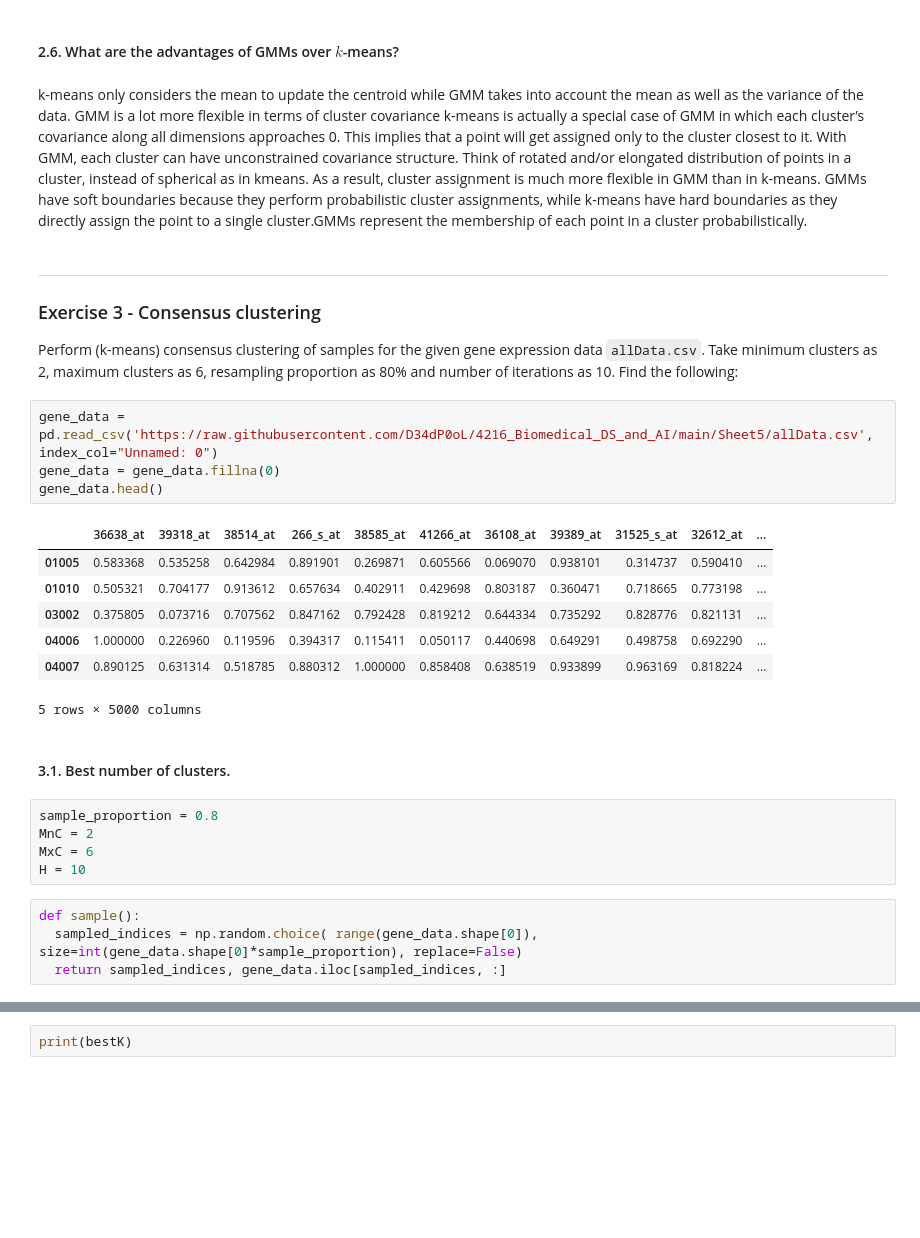
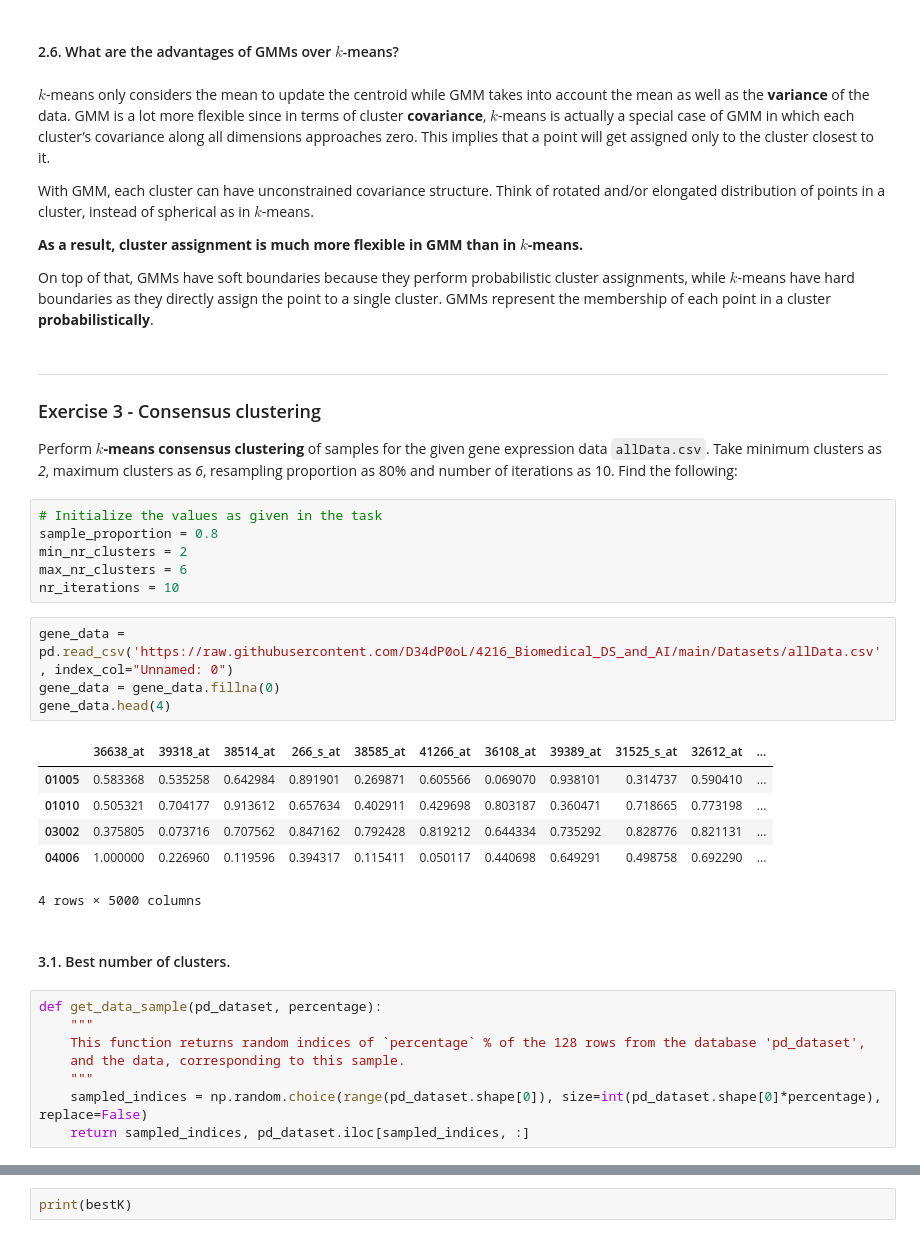
Before and after one commit to FabriceBeaumont/MA-INF_4216_Biomedical_DS_and_AI, a Jupyter notebook: Sheet5/Assignment5_Solutions.ipynb, the cells around one changed output, grey strips where cells are left out. Cells and saved outputs as stored; diff of their text form; blank space fills up the shorter version.

```diff
--- a/Sheet5/Assignment5_Solutions.ipynb
+++ b/Sheet5/Assignment5_Solutions.ipynb
@@ -506,37 +563,46 @@ plt.show()
 # %% [markdown]
 #### 2.6. What are the advantages of GMMs over $k$-means?
 # %% [markdown]
-k-means only considers the mean to update the centroid while GMM takes into account the mean as well as the variance of the data. GMM is a lot more flexible in terms of cluster covariance k-means is actually a special case of GMM in which each cluster’s covariance along all dimensions approaches 0. This implies that a point will get assigned only to the cluster closest to it. With GMM, each cluster can have unconstrained covariance structure. Think of rotated and/or elongated distribution of points in a cluster, instead of spherical as in kmeans. As a result, cluster assignment is much more flexible in GMM than in k-means.
-GMMs have soft boundaries because they perform probabilistic cluster assignments, while k-means have hard boundaries as they directly assign the point to a single cluster.GMMs represent the membership of each point in a cluster probabilistically.
+$k$-means only considers the mean to update the centroid while GMM takes into account the mean as well as the **variance** of the data. GMM is a lot more flexible since in terms of cluster **covariance**, $k$-means is actually a special case of GMM in which each cluster’s covariance along all dimensions approaches zero. This implies that a point will get assigned only to the cluster closest to it.
+
+With GMM, each cluster can have unconstrained covariance structure. Think of rotated and/or elongated distribution of points in a cluster, instead of spherical as in $k$-means.
+
+**As a result, cluster assignment is much more flexible in GMM than in $k$-means.**
+
+On top of that, GMMs have soft boundaries because they perform probabilistic cluster assignments, while $k$-means have hard boundaries as they directly assign the point to a single cluster. GMMs represent the membership of each point in a cluster **probabilistically**.
 # %% [markdown]
 ---
 ### Exercise 3 - Consensus clustering
 
-Perform (k-means) consensus clustering of samples for the given gene
-expression data `allData.csv`. Take minimum clusters as 2, maximum clusters as
-6, resampling proportion as 80% and number of iterations as 10. Find the
+Perform **$k$-means consensus clustering** of samples for the given gene
+expression data `allData.csv`. Take minimum clusters as *2*, maximum clusters as
+*6*, resampling proportion as 80% and number of iterations as 10. Find the
 following:
+# %%
+# Initialize the values as given in the task
+sample_proportion = 0.8
+min_nr_clusters = 2
+max_nr_clusters = 6
+nr_iterations = 10
 # %%
-gene_data = pd.read_csv('https://raw.githubusercontent.com/D34dP0oL/4216_Biomedical_DS_and_AI/main/Sheet5/allData.csv', index_col="Unnamed: 0")
+gene_data = pd.read_csv('https://raw.githubusercontent.com/D34dP0oL/4216_Biomedical_DS_and_AI/main/Datasets/allData.csv', index_col="Unnamed: 0")
 gene_data = gene_data.fillna(0)
-gene_data.head()
+gene_data.head(4)
 # %% [output]
 |  | 36638_at | 39318_at | 38514_at | 266_s_at | 38585_at | 41266_at | 36108_at | 39389_at | 31525_s_at | 32612_at | ... |
 | 01005 | 0.583368 | 0.535258 | 0.642984 | 0.891901 | 0.269871 | 0.605566 | 0.069070 | 0.938101 | 0.314737 | 0.590410 | ... |
 | 01010 | 0.505321 | 0.704177 | 0.913612 | 0.657634 | 0.402911 | 0.429698 | 0.803187 | 0.360471 | 0.718665 | 0.773198 | ... |
 | 03002 | 0.375805 | 0.073716 | 0.707562 | 0.847162 | 0.792428 | 0.819212 | 0.644334 | 0.735292 | 0.828776 | 0.821131 | ... |
 | 04006 | 1.000000 | 0.226960 | 0.119596 | 0.394317 | 0.115411 | 0.050117 | 0.440698 | 0.649291 | 0.498758 | 0.692290 | ... |
-| 04007 | 0.890125 | 0.631314 | 0.518785 | 0.880312 | 1.000000 | 0.858408 | 0.638519 | 0.933899 | 0.963169 | 0.818224 | ... |
-5 rows × 5000 columns
+4 rows × 5000 columns
 # %% [markdown]
 #### 3.1. Best number of clusters.
-# %%
-sample_proportion = 0.8
-MnC = 2
-MxC = 6
-H = 10
 # %%
-def sample():
-  sampled_indices = np.random.choice( range(gene_data.shape[0]), size=int(gene_data.shape[0]*sample_proportion), replace=False)
-  return sampled_indices, gene_data.iloc[sampled_indices, :]
+def get_data_sample(pd_dataset, percentage):
+    """
+    This function returns random indices of `percentage` % of the 128 rows from the database 'pd_dataset',
+    and the data, corresponding to this sample.
+    """
+    sampled_indices = np.random.choice(range(pd_dataset.shape[0]), size=int(pd_dataset.shape[0]*percentage), replace=False)
+    return sampled_indices, pd_dataset.iloc[sampled_indices, :]
 # %%
```
Also changed, not shown: parts of 39 cells of this notebook.
